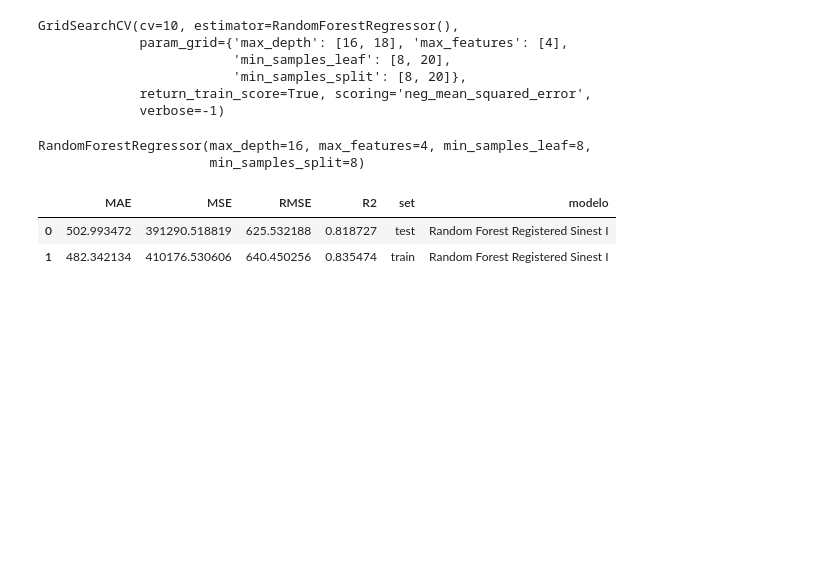
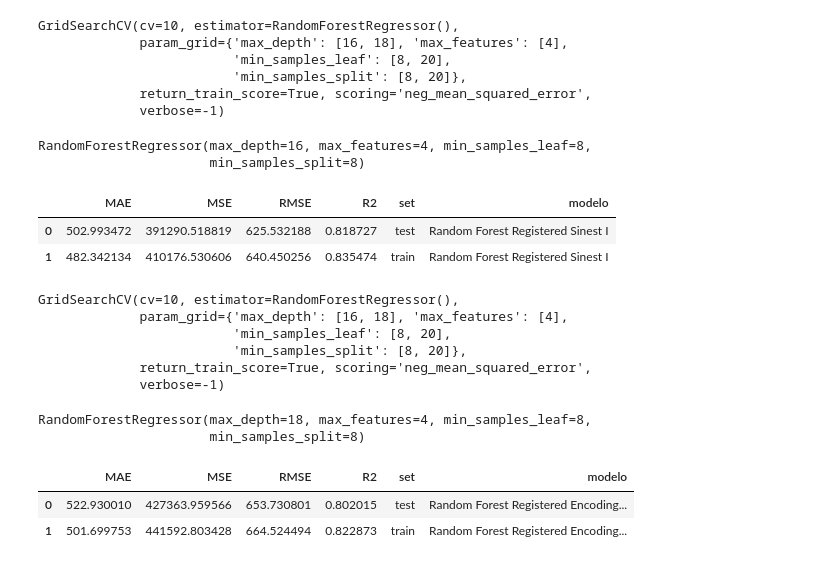
Before and after one commit to Adalab/DA-project-da-promo-c-modulo-3-team-6, a Jupyter notebook: sprint1/Sprint2_Random_Tree-1.ipynb, the cells around one changed output. Drawn from its saved outputs; the diff is of its cells as text; code cells hidden in the pictures; blank space fills up the shorter version.

```diff
--- a/sprint1/Sprint2_Random_Tree-1.ipynb
+++ b/sprint1/Sprint2_Random_Tree-1.ipynb
@@ -288,0 +296,33 @@ dt_results_sines
+# %%
+gs_rf_dummies = GridSearchCV(
+            estimator=RandomForestRegressor(), # tipo de modelo que queremos hacer
+            param_grid= param3, # que hiperparámetros queremos que testee
+            cv=10, # crossvalidation que aprendimos en la lección de regresión lineal intro.
+            verbose=-1, # para que no nos printee ningún mensaje en pantalla
+            return_train_score = True, # para que nos devuelva el valor de las métricas de set de datos de entrenamiento
+            scoring="neg_mean_squared_error")
+# %%
+gs_rf_dummies.fit(x4_train, y4_train)
+# %% [output]
+GridSearchCV(cv=10, estimator=RandomForestRegressor(),
+             param_grid={'max_depth': [16, 18], 'max_features': [4],
+                         'min_samples_leaf': [8, 20],
+                         'min_samples_split': [8, 20]},
+             return_train_score=True, scoring='neg_mean_squared_error',
+             verbose=-1)
+# %%
+bosque_dummies = gs_rf_dummies.best_estimator_
+bosque_dummies
+# %% [output]
+RandomForestRegressor(max_depth=18, max_features=4, min_samples_leaf=8,
+                      min_samples_split=8)
+# %%
+y_pred_test_rf_dummies = bosque_dummies.predict(x4_test)
+y_pred_train_rf_dummies = bosque_dummies.predict(x4_train)
+# %%
+dt_results_dummies = metricas(y4_test, y4_train, y_pred_test_rf_dummies, y_pred_train_rf_dummies, "Random Forest Registered Encoding dummies I")
+dt_results_dummies
+# %% [output]
+|  | MAE | MSE | RMSE | R2 | set | modelo |
+| 0 | 522.930010 | 427363.959566 | 653.730801 | 0.802015 | test | Random Forest Registered Encoding... |
+| 1 | 501.699753 | 441592.803428 | 664.524494 | 0.822873 | train | Random Forest Registered Encoding... |
```
Also changed, not shown: parts of 3 cells of this notebook, 3 other files.
